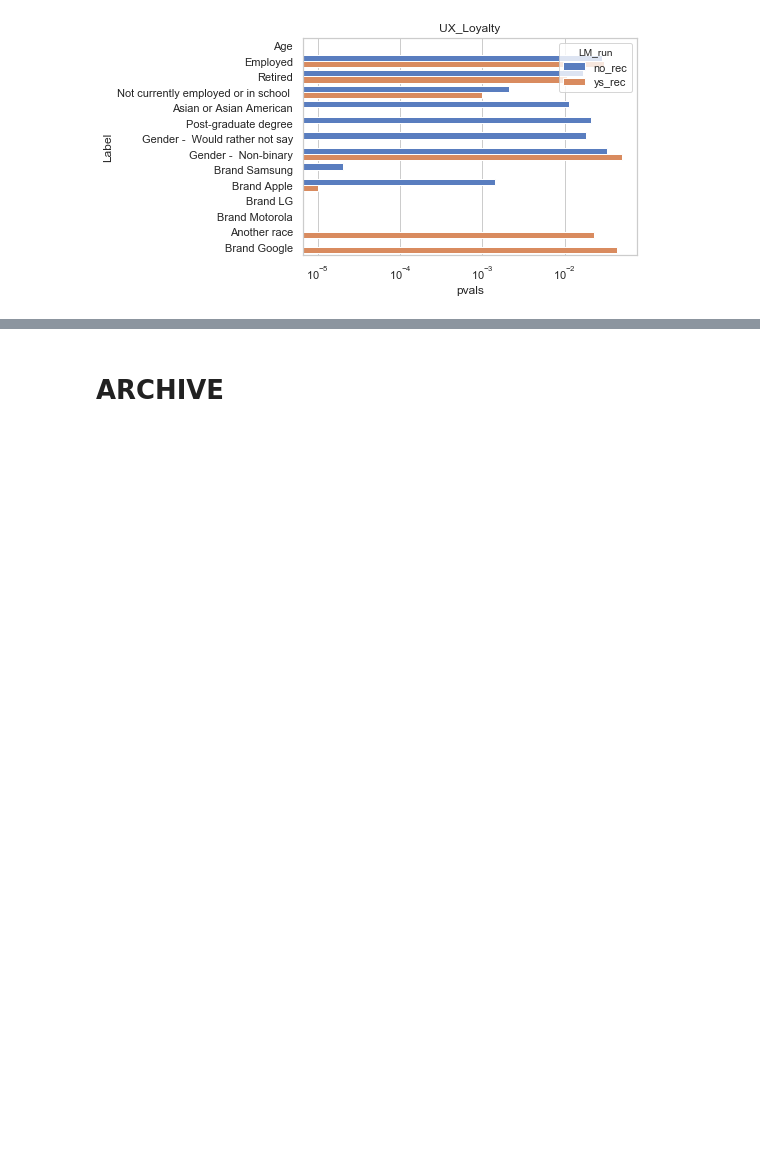
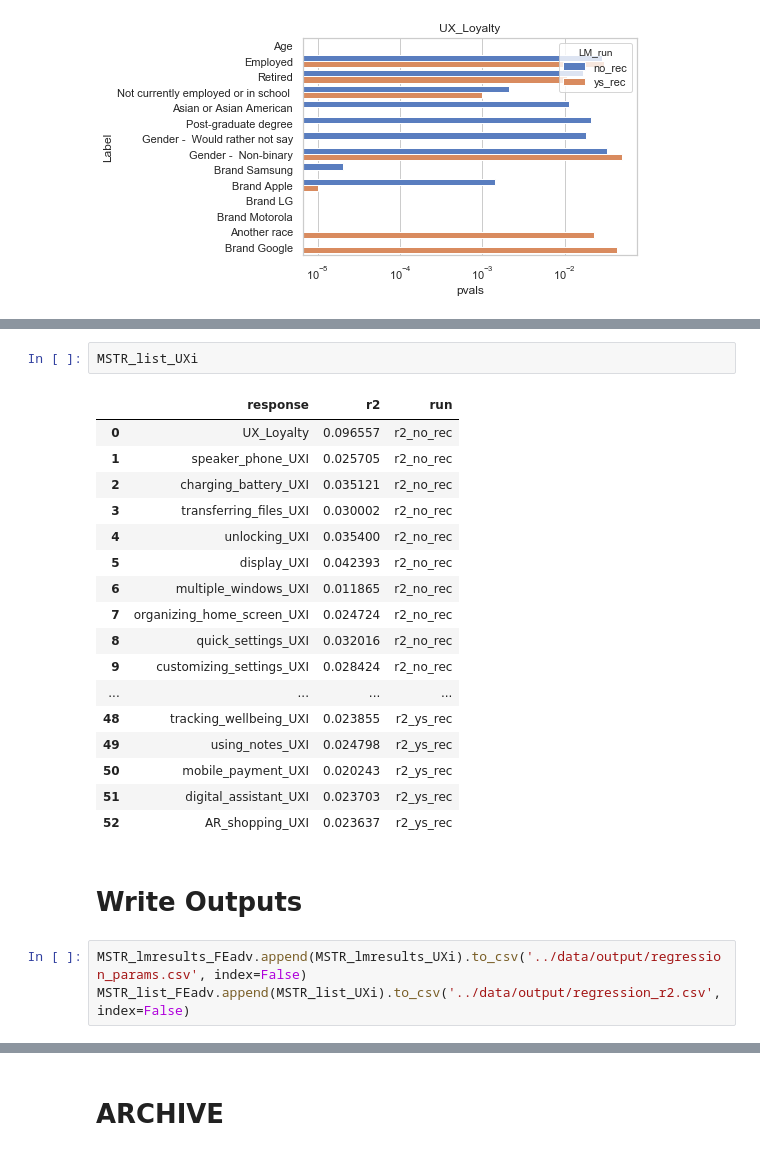
Before and after one commit to liouviaglou/UXi, a Jupyter notebook: notebooks/supervised_1.ipynb, the cells around one changed output, grey strips where cells are left out. Drawn from its saved outputs; the diff is of its cells as text; blank space fills up the shorter version.

```diff
--- a/notebooks/supervised_1.ipynb
+++ b/notebooks/supervised_1.ipynb
@@ -629,0 +631,25 @@ ax = sns.barplot(y="response", x="r2", hue="run",
+# %%
+MSTR_list_UXi
+# %% [output]
+|  | response | r2 | run |
+| 0 | UX_Loyalty | 0.096557 | r2_no_rec |
+| 1 | speaker_phone_UXI | 0.025705 | r2_no_rec |
+| 2 | charging_battery_UXI | 0.035121 | r2_no_rec |
+| 3 | transferring_files_UXI | 0.030002 | r2_no_rec |
+| 4 | unlocking_UXI | 0.035400 | r2_no_rec |
+| 5 | display_UXI | 0.042393 | r2_no_rec |
+| 6 | multiple_windows_UXI | 0.011865 | r2_no_rec |
+| 7 | organizing_home_screen_UXI | 0.024724 | r2_no_rec |
+| 8 | quick_settings_UXI | 0.032016 | r2_no_rec |
+| 9 | customizing_settings_UXI | 0.028424 | r2_no_rec |
+| ... | ... | ... | ... |
+| 48 | tracking_wellbeing_UXI | 0.023855 | r2_ys_rec |
+| 49 | using_notes_UXI | 0.024798 | r2_ys_rec |
+| 50 | mobile_payment_UXI | 0.020243 | r2_ys_rec |
+| 51 | digital_assistant_UXI | 0.023703 | r2_ys_rec |
+| 52 | AR_shopping_UXI | 0.023637 | r2_ys_rec |
+# %% [markdown]
+# Write Outputs
+# %%
+MSTR_lmresults_FEadv.append(MSTR_lmresults_UXi).to_csv('../data/output/regression_params.csv', index=False)
+MSTR_list_FEadv.append(MSTR_list_UXi).to_csv('../data/output/regression_r2.csv', index=False)
```
Also changed, not shown: parts of 4 cells of this notebook, 2 other files.
